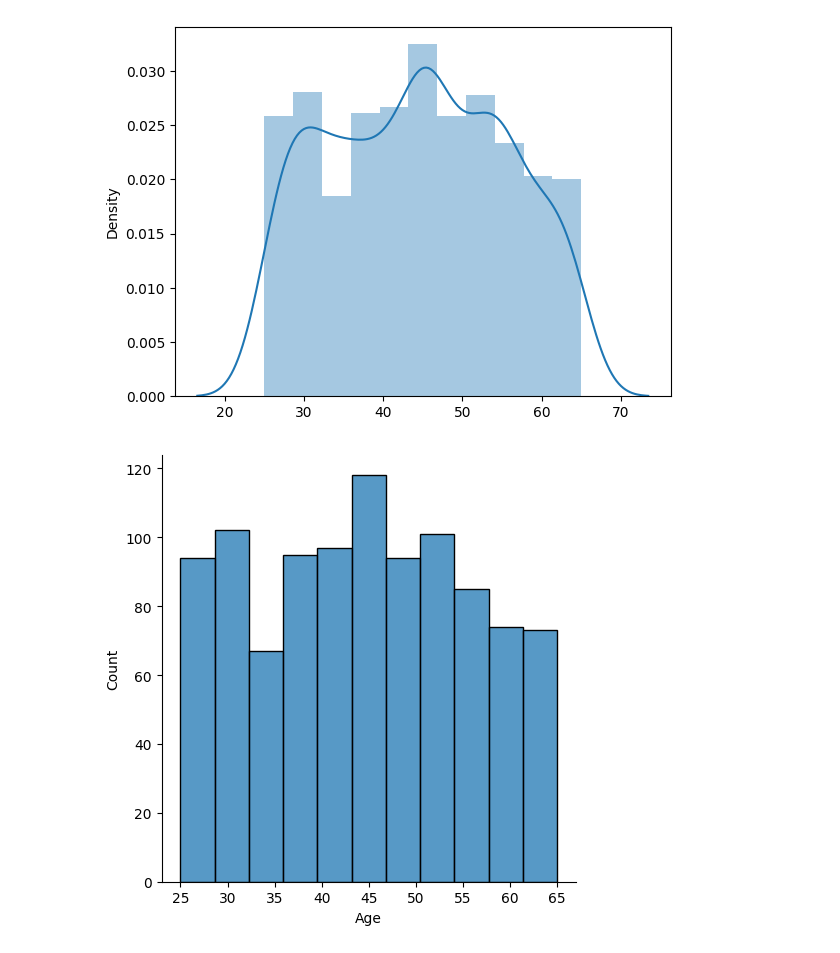
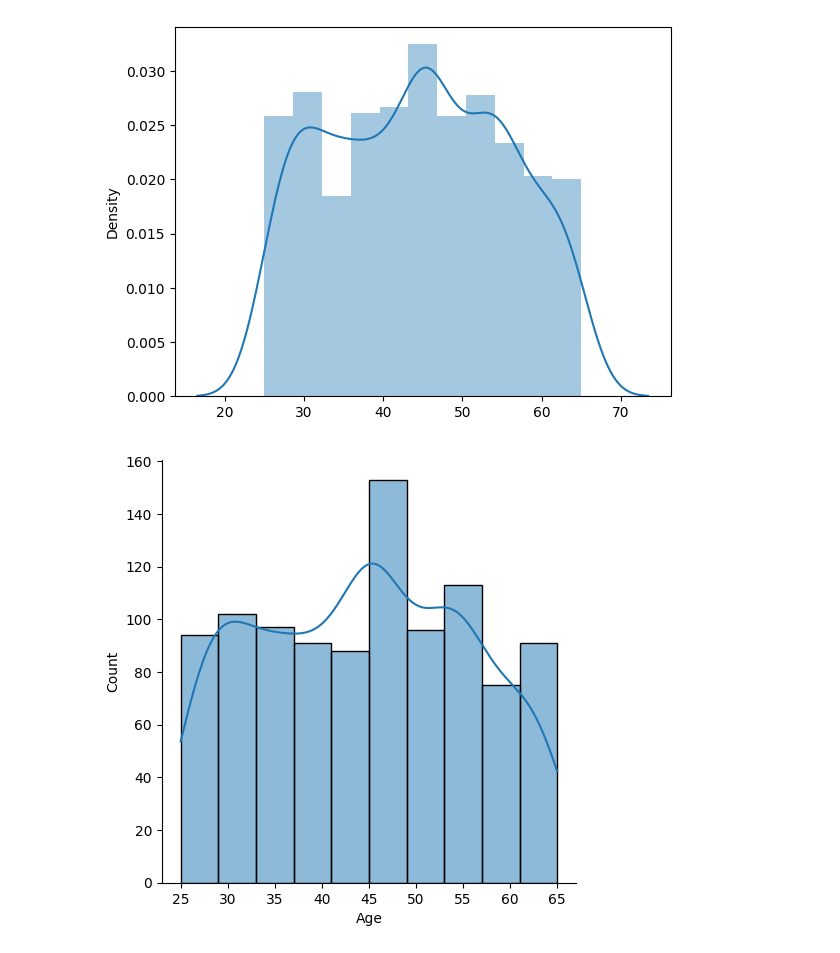
Before and after one commit to azaz9026/Python_library_NumPy, a Jupyter notebook: pandas_and_numpy.ipynb, the cells around one changed output. Cells and saved outputs as stored; diff of their text form; code cells hidden in the pictures.

```diff
--- a/pandas_and_numpy.ipynb
+++ b/pandas_and_numpy.ipynb
@@ -347,9 +340,9 @@ https://gist.github.com/mwaskom/de44147ed2974457ad6372750bbe5751
 [figure]
 # %%
 plt.Figure(figsize=(10,6))
-sns.displot(x = data['Age'])
+sns.displot(x = data['Age'], kde = True, bins = 10)
 plt.show()
 # %% [output]
-[figure, old version]
+[figure, new version]
 # %%
 plt.Figure(figsize=(10,6))
```
Also changed, not shown: parts of 13 cells of this notebook, 1 other file.
